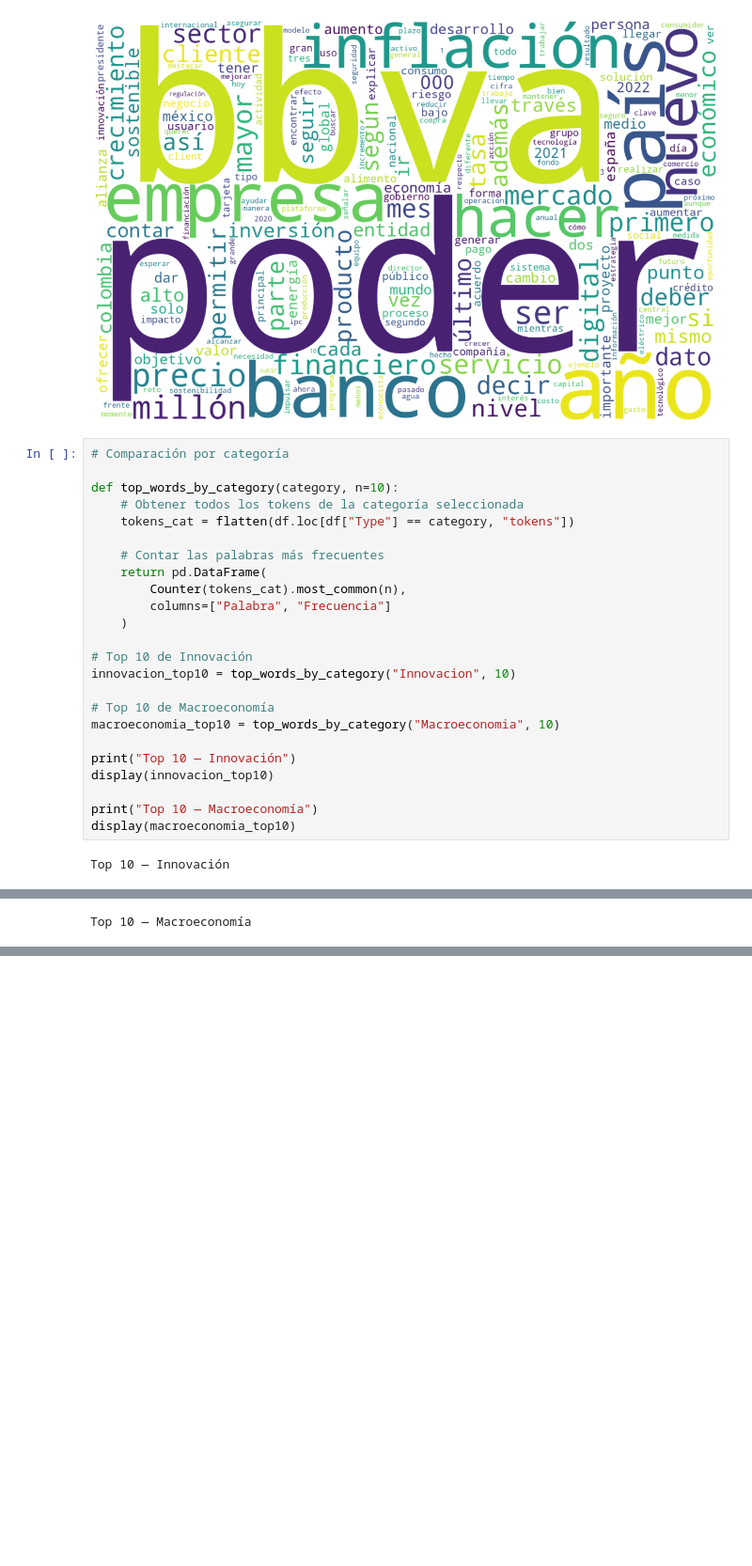
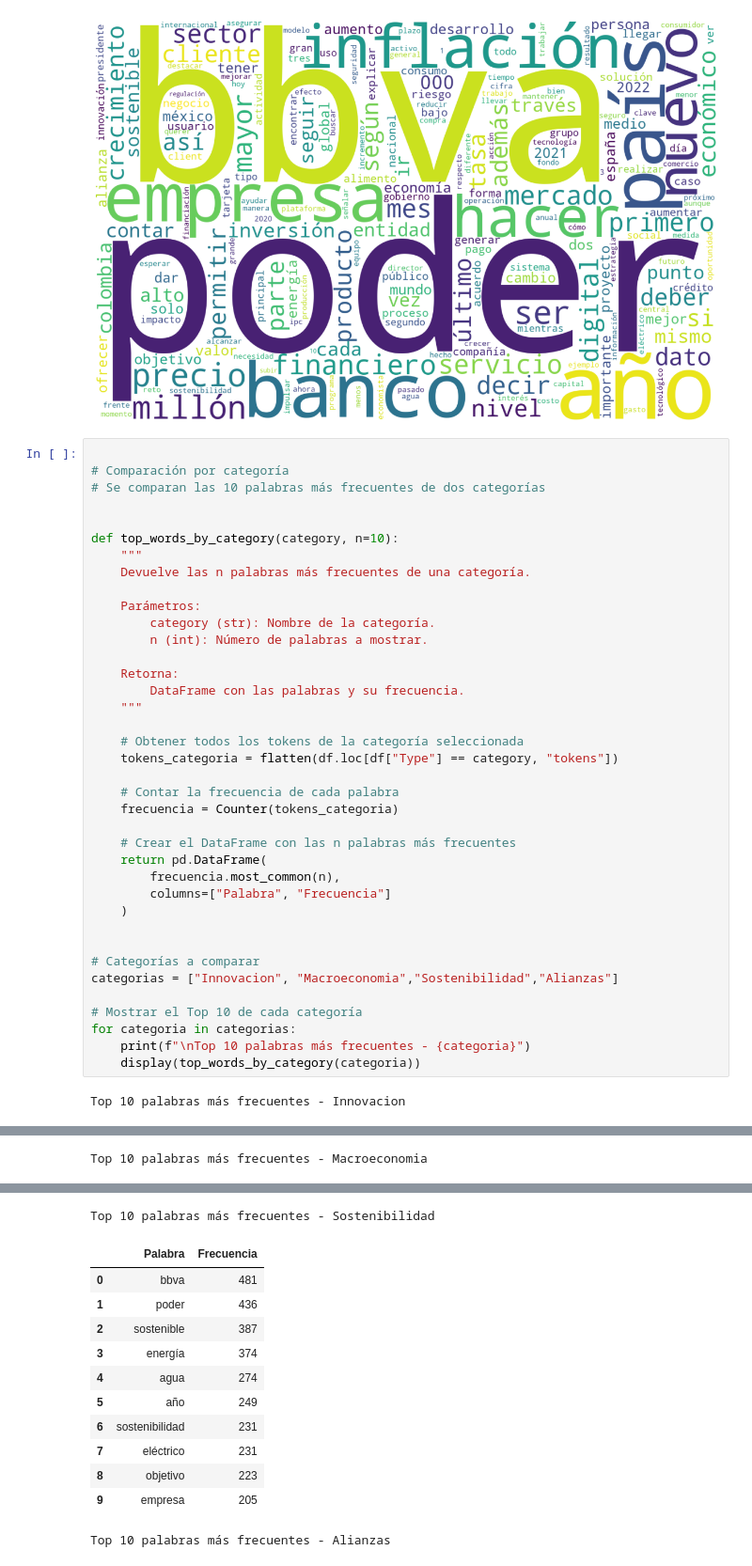
Before and after one commit to Cynthiss/NLP, a Jupyter notebook: Lab_1.ipynb, the cells around one changed output, grey strips where cells are left out. Shown at 94% size. Drawn from its saved outputs; the diff is of its cells as text; blank space fills up the shorter version.

```diff
--- a/Lab_1.ipynb
+++ b/Lab_1.ipynb
@@ -307,51 +345,78 @@ plt.show()
 # %% [output]
 [figure]
 # %%
+
 # Comparación por categoría
+# Se comparan las 10 palabras más frecuentes de dos categorías
+
 
 def top_words_by_category(category, n=10):
+    """
+    Devuelve las n palabras más frecuentes de una categoría.
+
+    Parámetros:
+        category (str): Nombre de la categoría.
+        n (int): Número de palabras a mostrar.
+
+    Retorna:
+        DataFrame con las palabras y su frecuencia.
+    """
+
     # Obtener todos los tokens de la categoría seleccionada
-    tokens_cat = flatten(df.loc[df["Type"] == category, "tokens"])
+    tokens_categoria = flatten(df.loc[df["Type"] == category, "tokens"])
 
-    # Contar las palabras más frecuentes
+    # Contar la frecuencia de cada palabra
+    frecuencia = Counter(tokens_categoria)
+
+    # Crear el DataFrame con las n palabras más frecuentes
     return pd.DataFrame(
-        Counter(tokens_cat).most_common(n),
+        frecuencia.most_common(n),
         columns=["Palabra", "Frecuencia"]
     )
 
-# Top 10 de Innovación
-innovacion_top10 = top_words_by_category("Innovacion", 10)
 
-# Top 10 de Macroeconomía
-macroeconomia_top10 = top_words_by_category("Macroeconomia", 10)
+# Categorías a comparar
+categorias = ["Innovacion", "Macroeconomia","Sostenibilidad","Alianzas"]
 
-print("Top 10 — Innovación")
-display(innovacion_top10)
-
-print("Top 10 — Macroeconomía")
-display(macroeconomia_top10)
+# Mostrar el Top 10 de cada categoría
+for categoria in categorias:
+    print(f"\nTop 10 palabras más frecuentes - {categoria}")
+    display(top_words_by_category(categoria))
 # %% [output]
-Top 10 — Innovación
+Top 10 palabras más frecuentes - Innovacion
 |  | Palabra | Frecuencia |
 | 0 | bbva | 1120 |
 | 1 | poder | 588 |
 | 2 | banco | 415 |
 | 3 | cliente | 398 |
 | 4 | digital | 387 |
 | 5 | nuevo | 370 |
 | 6 | empresa | 362 |
 | 7 | dato | 352 |
 | 8 | permitir | 314 |
 | 9 | financiero | 309 |
-Top 10 — Macroeconomía
+Top 10 palabras más frecuentes - Macroeconomia
 |  | Palabra | Frecuencia |
 | 0 | inflación | 1331 |
 | 1 | precio | 1016 |
 | 2 | año | 1003 |
 | 3 | poder | 679 |
 | 4 | bbva | 547 |
 | 5 | mes | 530 |
 | 6 | mayor | 523 |
 | 7 | tasa | 516 |
 | 8 | país | 456 |
 | 9 | aumento | 421 |
+Top 10 palabras más frecuentes - Sostenibilidad
+|  | Palabra | Frecuencia |
+| 0 | bbva | 481 |
+| 1 | poder | 436 |
+| 2 | sostenible | 387 |
+| 3 | energía | 374 |
+| 4 | agua | 274 |
+| 5 | año | 249 |
+| 6 | sostenibilidad | 231 |
+| 7 | eléctrico | 231 |
+| 8 | objetivo | 223 |
+| 9 | empresa | 205 |
+Top 10 palabras más frecuentes - Alianzas
```
Also changed, not shown: parts of 12 cells of this notebook.
